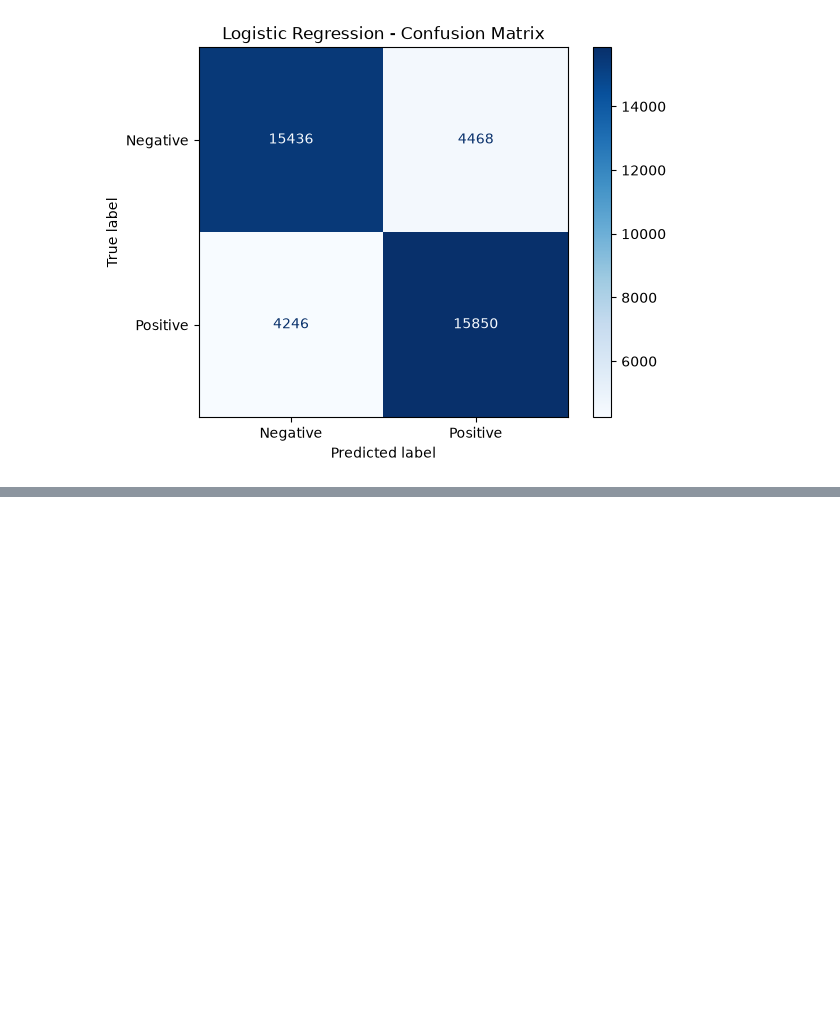
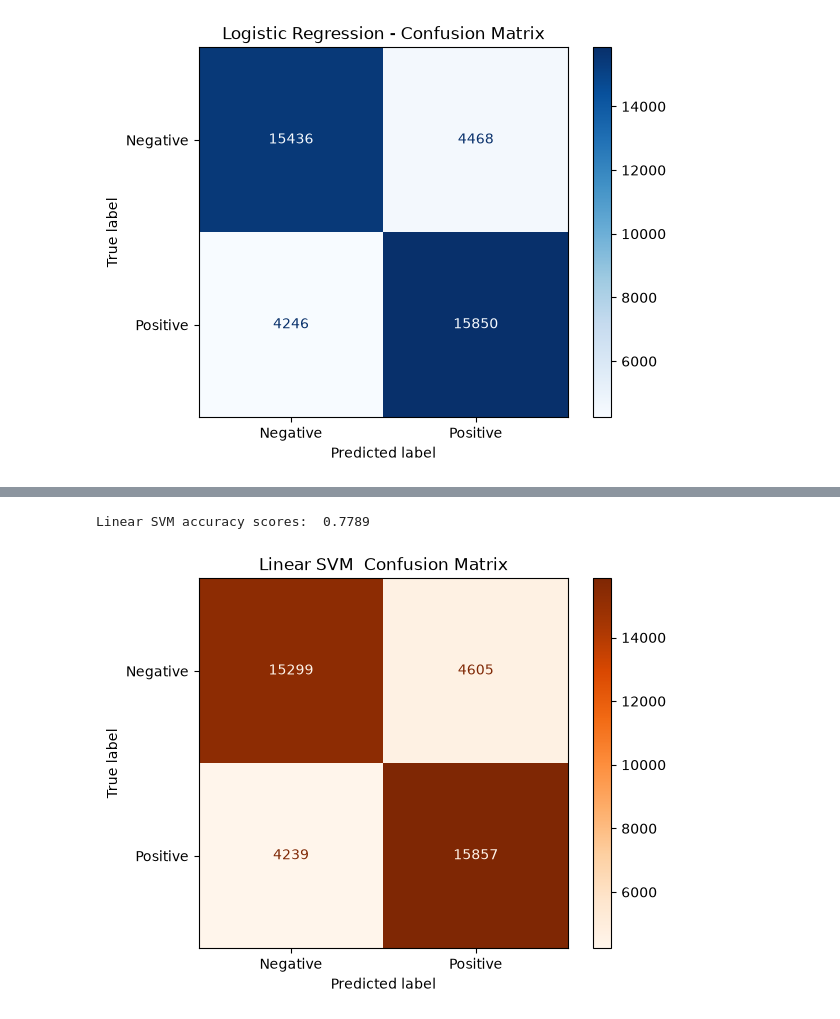
Before and after one commit to gyan-prakash-007/sentiment-analysis-project, a Jupyter notebook: sentiment_analysis.ipynb, the cells around one changed output, grey strips where cells are left out. Saved outputs shown, nothing was run; the diff lists cells and outputs as text; code cells hidden in the pictures; blank space fills up the shorter version.

```diff
--- a/sentiment_analysis.ipynb
+++ b/sentiment_analysis.ipynb
@@ -133,0 +137,19 @@ plt.show()
+# %%
+from sklearn.svm import LinearSVC
+
+svm_model = LinearSVC()
+svm_model.fit(X_train_tfidf, Y_train)
+
+svm_predict = svm_model.predict(X_test_tfidf)
+
+svm_accuracy = accuracy_score(Y_test,svm_predict)
+print("Linear SVM accuracy scores: ", svm_accuracy)
+
+cm_svm = confusion_matrix(Y_test, svm_predict)
+disp_svm = ConfusionMatrixDisplay(confusion_matrix=cm_svm, display_labels=["Negative", "Positive"])
+disp_svm.plot(cmap="Oranges")
+plt.title("Linear SVM  Confusion Matrix")
+plt.show()
+# %% [output]
+Linear SVM accuracy scores:  0.7789
+[figure, added]
```
Also changed, not shown: parts of 2 cells of this notebook.
